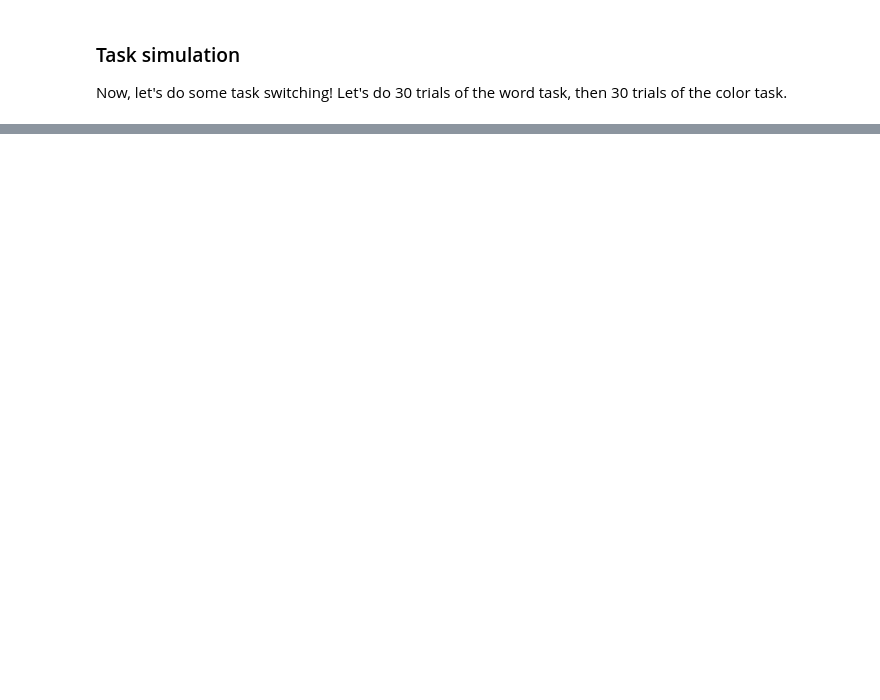
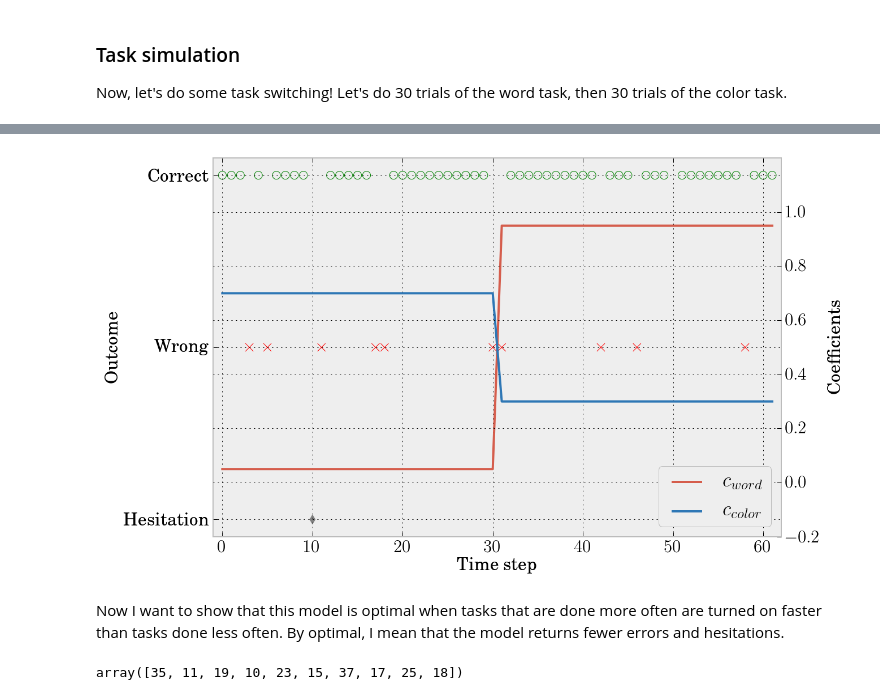
Before and after one commit to mcleonard/task_switch, a Jupyter notebook: Task switching simulation.ipynb, the cells around one changed output, grey strips where cells are left out. Drawn from its saved outputs; the diff is of its cells as text; code cells hidden in the pictures; blank space fills up the shorter version.

```diff
--- a/Task switching simulation.ipynb
+++ b/Task switching simulation.ipynb
@@ -167,12 +171,12 @@ We get a nice transition as the color weight matrix is ramped up.  The temperatu
 Now, let's do some task switching!  Let's do 30 trials of the word task, then 30 trials of the color task.
 # %%
 sim.reset_sim()
-stims = sim.random_stimuli(200)
+stims = sim.random_stimuli(60)
 sim.give_cue('word')
 for ii, (word, color) in enumerate(stims):
     if ii%30 == 0:
         sim.give_cue('switch')
-    sim.update_W()
+    sim.update_W(trial_interval=100)
     response, outcome = sim.run_trial(word, color)
     if outcome == -1:
         sim.update_W()
@@ -208,0 +184,17 @@ _ = ax2.legend((r"$\displaystyle c_{word}$", r"$\displaystyle c_{color}$"), loc=
+# %%
+plots.session_plot(sim.Sim)
+# %% [output]
+[figure, added]
+# %% [markdown]
+Now I want to show that this model is optimal when tasks that are done more often are turned on faster than tasks done less often.  By optimal, I mean that the model returns fewer errors and hesitations.
+# %%
+from scipy.stats import poisson
+block_length = poisson.rvs
+word_blocks = block_length(30, size=5)
+color_blocks = block_length(15, size=5)
+# And intersperse the block lengths
+block_lengths = np.concatenate([[word_blocks], [color_blocks]])
+block_lengths = block_lengths.reshape((10,), order='F')
+block_lengths
+# %% [output]
+array([35, 11, 19, 10, 23, 15, 37, 17, 25, 18])
```
Also changed, not shown: parts of 11 cells of this notebook.
